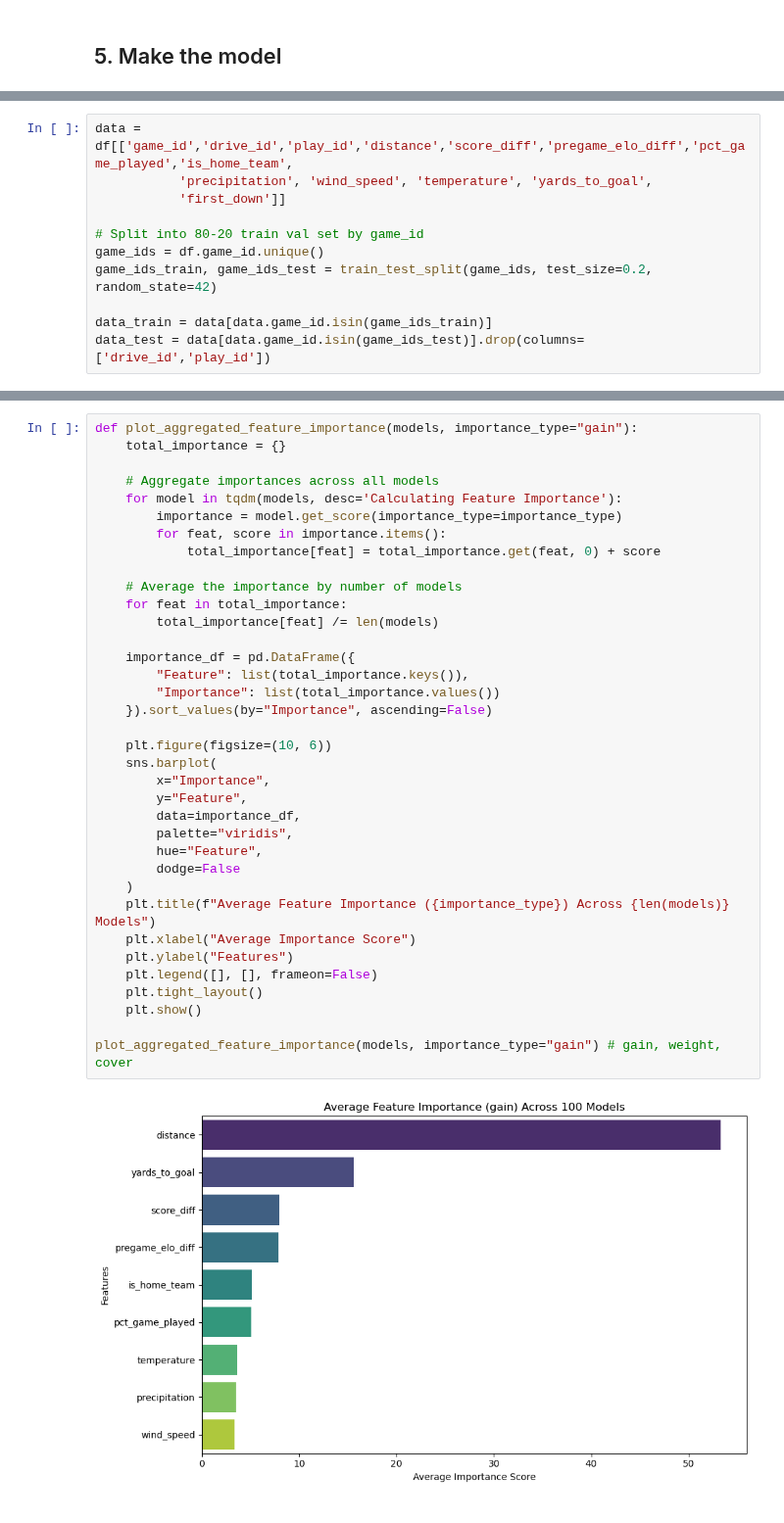
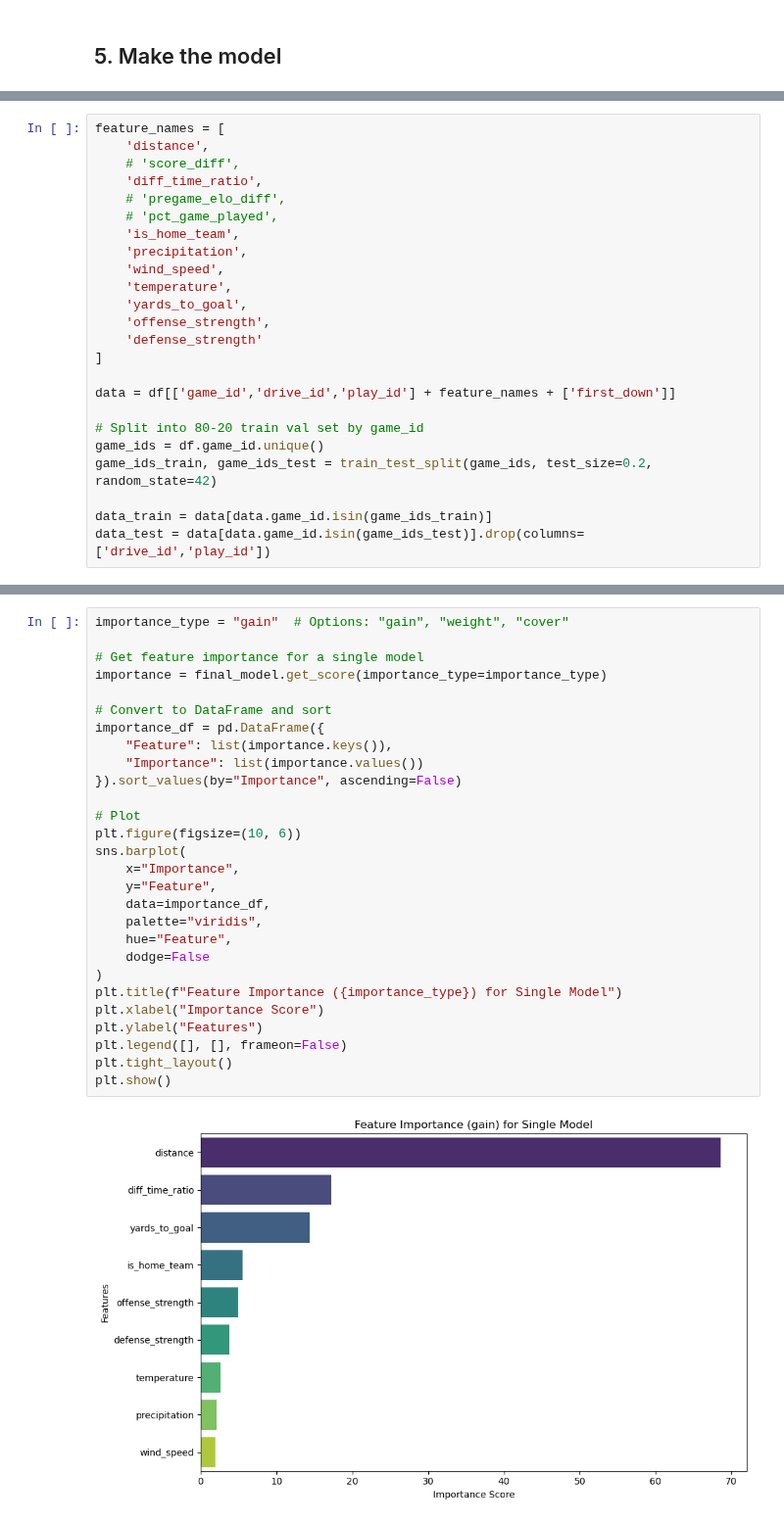
Before and after one commit to lneuendorf/4th-down-models, a Jupyter notebook: notebooks/fourth_down_model.ipynb, the cells around one changed output, grey strips where cells are left out. Shown at 98% size. Drawn from its saved outputs; the diff is of its cells as text.

```diff
--- a/notebooks/fourth_down_model.ipynb
+++ b/notebooks/fourth_down_model.ipynb
@@ -530,7 +754,20 @@ df.head()
 # %%
-data = df[['game_id','drive_id','play_id','distance','score_diff','pregame_elo_diff','pct_game_played','is_home_team',
-           'precipitation', 'wind_speed', 'temperature', 'yards_to_goal',
-           'first_down']]
+feature_names = [
+    'distance',
+    # 'score_diff',
+    'diff_time_ratio',
+    # 'pregame_elo_diff',
+    # 'pct_game_played',
+    'is_home_team',
+    'precipitation',
+    'wind_speed',
+    'temperature',
+    'yards_to_goal',
+    'offense_strength',
+    'defense_strength'
+]
+
+data = df[['game_id','drive_id','play_id'] + feature_names + ['first_down']]
 
 # Split into 80-20 train val set by game_id
 game_ids = df.game_id.unique()
@@ -715,38 +950,30 @@ shap.summary_plot(mean_shap_values, background)
 # %%
-def plot_aggregated_feature_importance(models, importance_type="gain"):
-    total_importance = {}
+importance_type = "gain"  # Options: "gain", "weight", "cover"
 
-    # Aggregate importances across all models
-    for model in tqdm(models, desc='Calculating Feature Importance'):
-        importance = model.get_score(importance_type=importance_type)
-        for feat, score in importance.items():
-            total_importance[feat] = total_importance.get(feat, 0) + score
+# Get feature importance for a single model
+importance = final_model.get_score(importance_type=importance_type)
 
-    # Average the importance by number of models
-    for feat in total_importance:
-        total_importance[feat] /= len(models)
+# Convert to DataFrame and sort
+importance_df = pd.DataFrame({
+    "Feature": list(importance.keys()),
+    "Importance": list(importance.values())
+}).sort_values(by="Importance", ascending=False)
 
-    importance_df = pd.DataFrame({
-        "Feature": list(total_importance.keys()),
-        "Importance": list(total_importance.values())
-    }).sort_values(by="Importance", ascending=False)
-
-    plt.figure(figsize=(10, 6))
-    sns.barplot(
-        x="Importance",
-        y="Feature",
-        data=importance_df,
-        palette="viridis",
-        hue="Feature",
-        dodge=False
-    )
-    plt.title(f"Average Feature Importance ({importance_type}) Across {len(models)} Models")
-    plt.xlabel("Average Importance Score")
-    plt.ylabel("Features")
-    plt.legend([], [], frameon=False)
-    plt.tight_layout()
-    plt.show()
-
-plot_aggregated_feature_importance(models, importance_type="gain") # gain, weight, cover
+# Plot
+plt.figure(figsize=(10, 6))
+sns.barplot(
+    x="Importance",
+    y="Feature",
+    data=importance_df,
+    palette="viridis",
+    hue="Feature",
+    dodge=False
+)
+plt.title(f"Feature Importance ({importance_type}) for Single Model")
+plt.xlabel("Importance Score")
+plt.ylabel("Features")
+plt.legend([], [], frameon=False)
+plt.tight_layout()
+plt.show()
 # %% [output]
-[figure, old version]
+[figure, new version]
```
Also changed, not shown: parts of 32 cells of this notebook, 1 other file.
